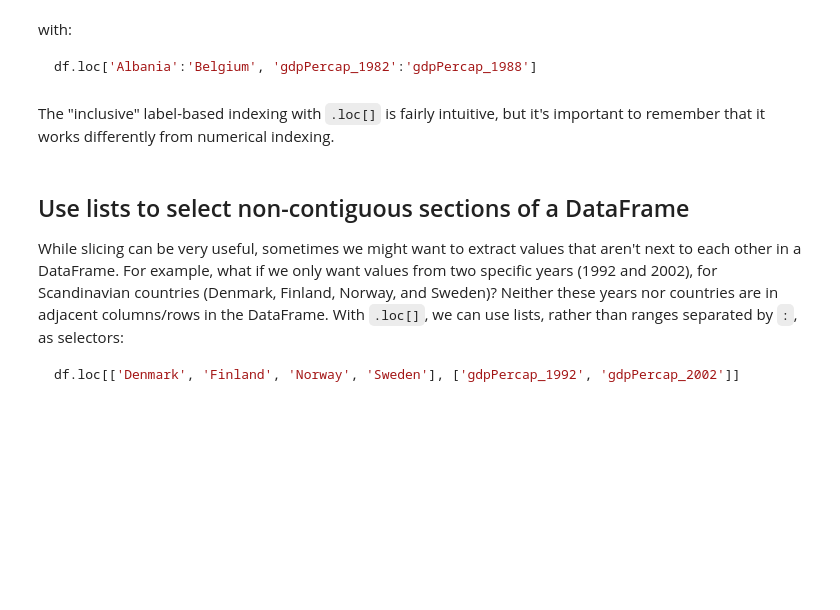
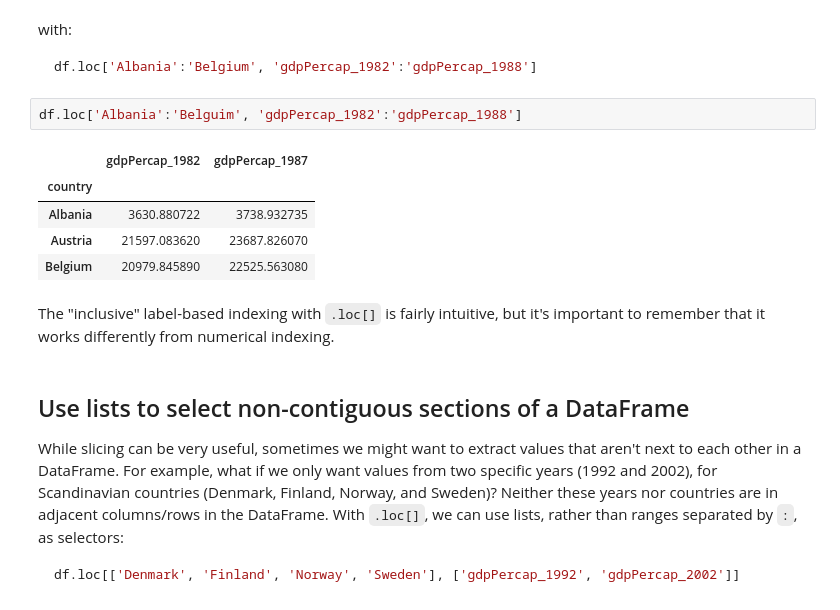
Before and after one commit to neurolawal/python_intro, a Jupyter notebook: 08 - pandas DataFrames/pandas-dataframes.ipynb, the cells around one changed output. Cells and saved outputs as stored; diff of their text form; blank space fills up the shorter version.

```diff
--- a/08 - pandas DataFrames/pandas-dataframes.ipynb
+++ b/08 - pandas DataFrames/pandas-dataframes.ipynb
@@ -396,6 +424,14 @@ with:
 ~~~python
 df.loc['Albania':'Belgium', 'gdpPercap_1982':'gdpPercap_1988']
 ~~~
+# %%
+df.loc['Albania':'Belguim', 'gdpPercap_1982':'gdpPercap_1988']
+# %% [output]
+|  | gdpPercap_1982 | gdpPercap_1987 |
+| country |  |  |
+| Albania | 3630.880722 | 3738.932735 |
+| Austria | 21597.083620 | 23687.826070 |
+| Belgium | 20979.845890 | 22525.563080 |
 # %% [markdown]
 The "inclusive" label-based indexing with `.loc[]` is fairly intuitive, but it's important to remember that it works differently from numerical indexing.
 # %% [markdown]
```
Also changed, not shown: parts of 5 cells of this notebook.
